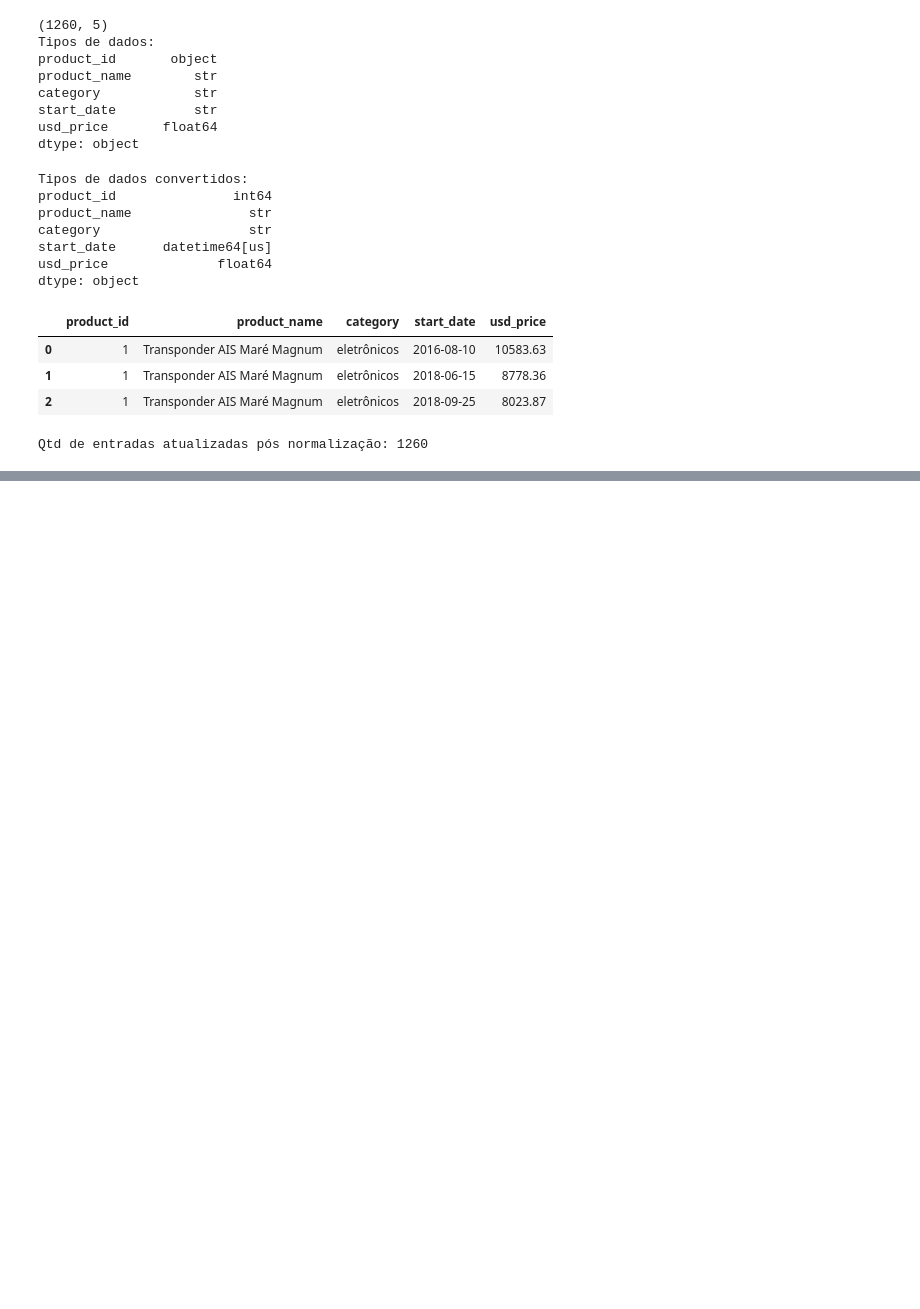
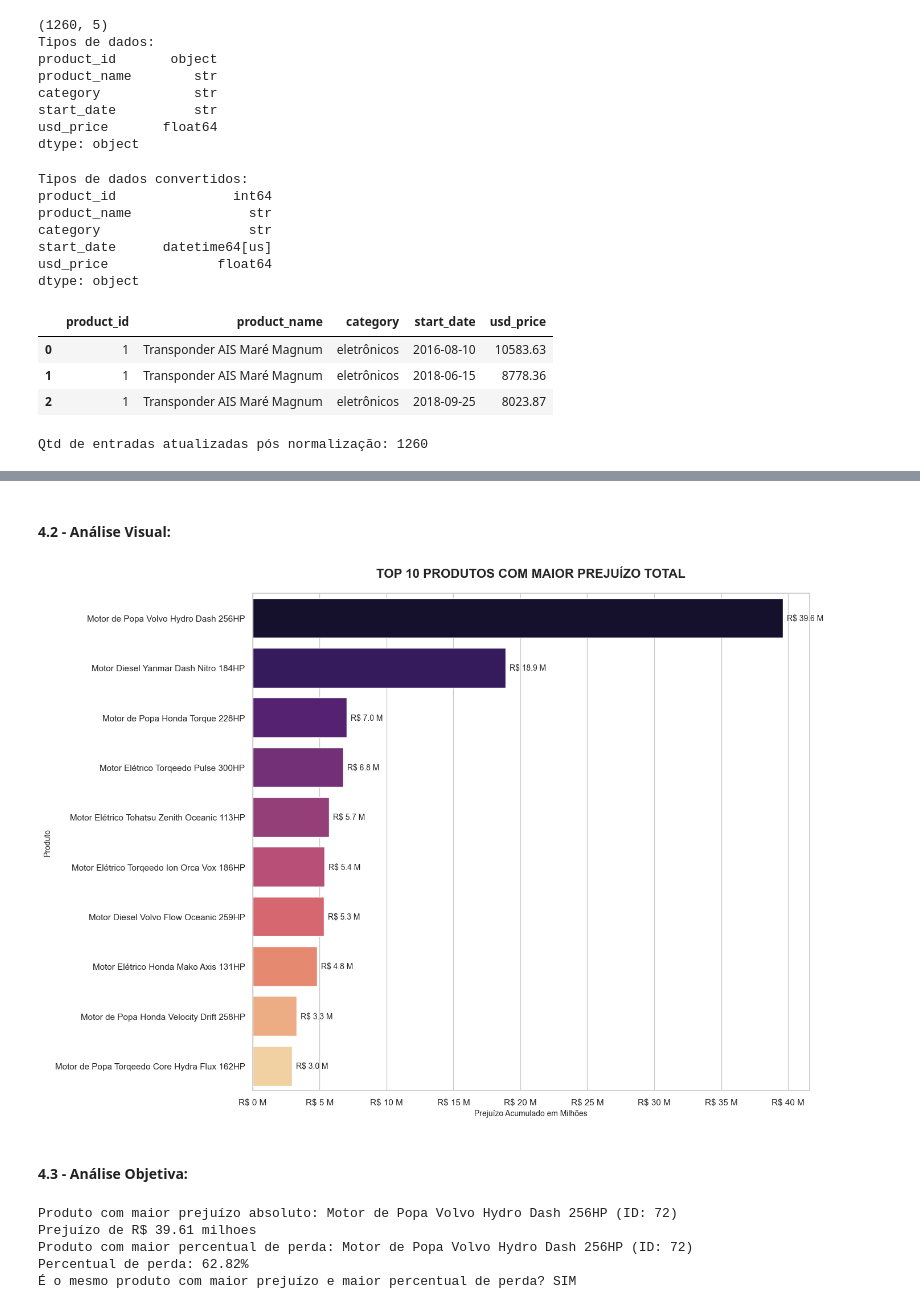
Before and after one commit to kevinkchaves/Desafio_Lighthouse, a Jupyter notebook: notebook/Relatorio.ipynb, the cells around one changed output, grey strips where cells are left out. Saved outputs shown, nothing was run; the diff lists cells and outputs as text; code cells hidden in the pictures; blank space fills up the shorter version.

Commit message:
Update: 4_Dados_Públicos

```diff
--- a/notebook/Relatorio.ipynb
+++ b/notebook/Relatorio.ipynb
@@ -283,0 +290,16 @@ df_custos_importacao.to_csv('../data/processed/custos_importacao.csv', index=Fal
+# %%
+#IMPORTANDO BIBLIOTECAS
+import pandas as pd
+import os
+import requests
+import numpy as np
+import matplotlib.pyplot as plt
+import seaborn as sns
+from datetime import datetime
+from matplotlib.ticker import FuncFormatter
+
+# CONFIGURANDO PATHS
+BASE_DIR = os.getcwd()
+PATH_RAW = os.path.join(BASE_DIR, '..', 'data', 'raw')
+PATH_PROCESSED = os.path.join(BASE_DIR, '..', 'data', 'processed')
+PATH_PLOTS = os.path.join(BASE_DIR, '..', 'notebook', 'plots')
@@ -283,0 +429,56 @@ df_custos_importacao.to_csv('../data/processed/custos_importacao.csv', index=Fal
+# %% [markdown]
+#### **4.2 - Análise Visual:**
+# %%
+# GRÁFICO DE PREJUÍZO TOTAL POR PRODUTO
+top10_prejuizo = df_dados_agregados[df_dados_agregados['prejuizo_total'] > 0].nlargest(10, 'prejuizo_total')
+
+plt.figure(figsize=(14, 10))
+sns.set_theme(style="whitegrid")
+
+# DEFININDO FORMATAÇÃO PARA EIXO X EM MILHÕES
+def formatacao(x, pos):
+    return f'R$ {x/1e6:.0f} M'
+
+# CRUAÇÃO DO GRÁFICO DE BARRAS HORIZONTAIS
+grafico = sns.barplot( data=top10_prejuizo,
+                       x='prejuizo_total',
+                       y='product_name',
+                       palette='magma',
+                       hue='product_name',
+                       legend=False)
+grafico.xaxis.set_major_formatter(FuncFormatter(formatacao))
+
+for barra in grafico.containers:
+    labels = [f'R$ {v.get_width()/1e6:.1f} M' for v in barra]
+    grafico.bar_label(barra, labels=labels, padding=5, fontsize=10)
+
+plt.title('TOP 10 PRODUTOS COM MAIOR PREJUÍZO TOTAL', fontsize=16, fontweight='bold', pad=20)
+plt.xlabel('Prejuízo Acumulado em Milhões', fontsize=10)
+plt.ylabel('Produto', fontsize=10)
+plt.tight_layout()
+
+# SALVANDO O GRÁFICO
+plt.savefig(os.path.join(PATH_PLOTS, 'grafico_prejuizo.png'))
+plt.show()
+# %% [output]
+[figure, added]
+# %% [markdown]
+#### **4.3 - Análise Objetiva:**
+# %%
+# INDICANDO O PRODUTO COM MAIOR PREJUÍZO ABSOLUTO
+produto_maior_prejuizo = df_dados_agregados.sort_values(by='prejuizo_total', ascending=False).iloc[0]
+print(f"Produto com maior prejuízo absoluto: {produto_maior_prejuizo['product_name']} (ID: {produto_maior_prejuizo['id_product']})\nPrejuízo de R$ {produto_maior_prejuizo['prejuizo_total']/1e6:.2f} milhoes")
+
+# INDICANDO O PRODUTO COM MAIOR PERCENTUAL DE PERDA
+produto_maior_percentual_perda = df_dados_agregados[df_dados_agregados['percentual_perda'] > 0].sort_values(by='percentual_perda', ascending=False).iloc[0]
+print(f"Produto com maior percentual de perda: {produto_maior_percentual_perda['product_name']} (ID: {produto_maior_percentual_perda['id_product']})\nPercentual de perda: {produto_maior_percentual_perda['percentual_perda']*100:.2f}%")
+
+# VERIFICANDO SE O PRODUTO COM MAIOR PREJUÍZO ABSOLUTO É O MESMO QUE O PRODUTO COM MAIOR PERCENTUAL DE PERDA
+print("É o mesmo produto com maior prejuízo e maior percentual de perda?",
+      "SIM" if produto_maior_prejuizo['id_product']==produto_maior_percentual_perda['id_product'] else "NÃO. Produtos diferentes")
+# %% [output]
+Produto com maior prejuízo absoluto: Motor de Popa Volvo Hydro Dash 256HP (ID: 72)
+Prejuízo de R$ 39.61 milhoes
+Produto com maior percentual de perda: Motor de Popa Volvo Hydro Dash 256HP (ID: 72)
+Percentual de perda: 62.82%
+É o mesmo produto com maior prejuízo e maior percentual de perda? SIM
```
Also changed, not shown: parts of 23 cells of this notebook, 11 other files.
